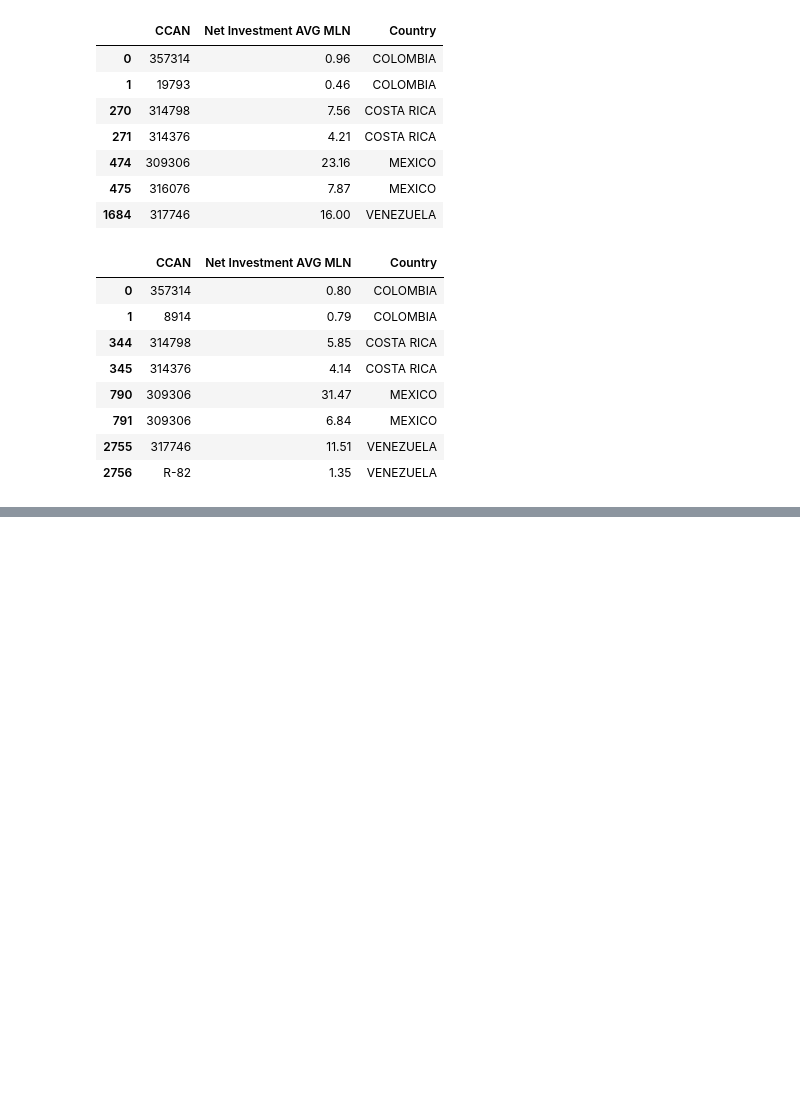
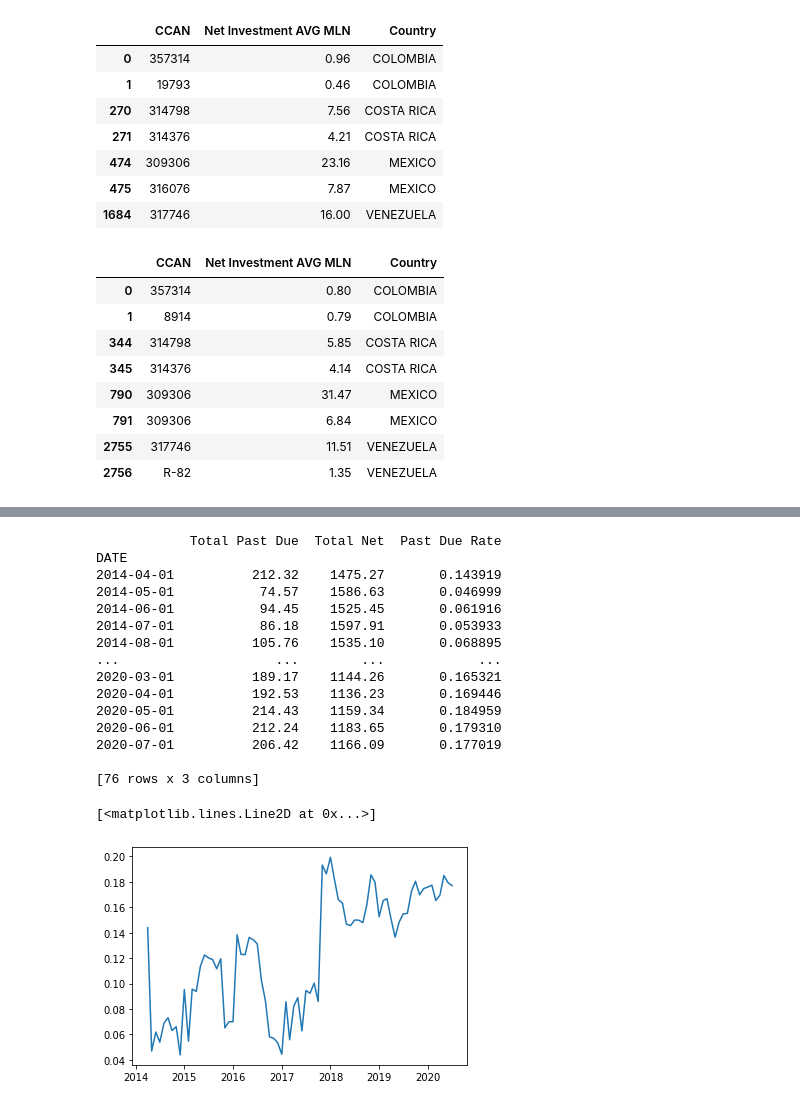
Before and after one commit to SergioGL8/P1---Digging-deep-in-past-due-patterns-, a Jupyter notebook: explore_visual.ipynb, the cells around one changed output, grey strips where cells are left out. Drawn from its saved outputs; the diff is of its cells as text; code cells hidden in the pictures; blank space fills up the shorter version.

```diff
--- a/explore_visual.ipynb
+++ b/explore_visual.ipynb
@@ -184,0 +205,34 @@ year_overview(2017)
+# %%
+new_extended_dataset_df = extended_dataset_df.groupby(['DATE'])
+#print(new_extended_dataset_df)
+sum_past_due = new_extended_dataset_df['Past Due MLN'].sum()
+total_net = new_extended_dataset_df['TOT NET MLN'].unique().str[0]
+past_due_index = pd.DataFrame({
+    "Total Past Due": sum_past_due,
+    "Total Net": total_net,
+    "Past Due Rate": sum_past_due / total_net
+
+})
+print(past_due_index )
+
+y = past_due_index['Past Due Rate']
+x = past_due_index.index
+plt.plot(x,y)
+# %% [output]
+            Total Past Due  Total Net  Past Due Rate
+DATE
+2014-04-01          212.32    1475.27       0.143919
+2014-05-01           74.57    1586.63       0.046999
+2014-06-01           94.45    1525.45       0.061916
+2014-07-01           86.18    1597.91       0.053933
+2014-08-01          105.76    1535.10       0.068895
+...                    ...        ...            ...
+2020-03-01          189.17    1144.26       0.165321
+2020-04-01          192.53    1136.23       0.169446
+2020-05-01          214.43    1159.34       0.184959
+2020-06-01          212.24    1183.65       0.179310
+2020-07-01          206.42    1166.09       0.177019
+
+[76 rows x 3 columns]
+[<matplotlib.lines.Line2D at 0x...>]
+[figure, added]
```
Also changed, not shown: parts of 3 cells of this notebook, 2 other files.
